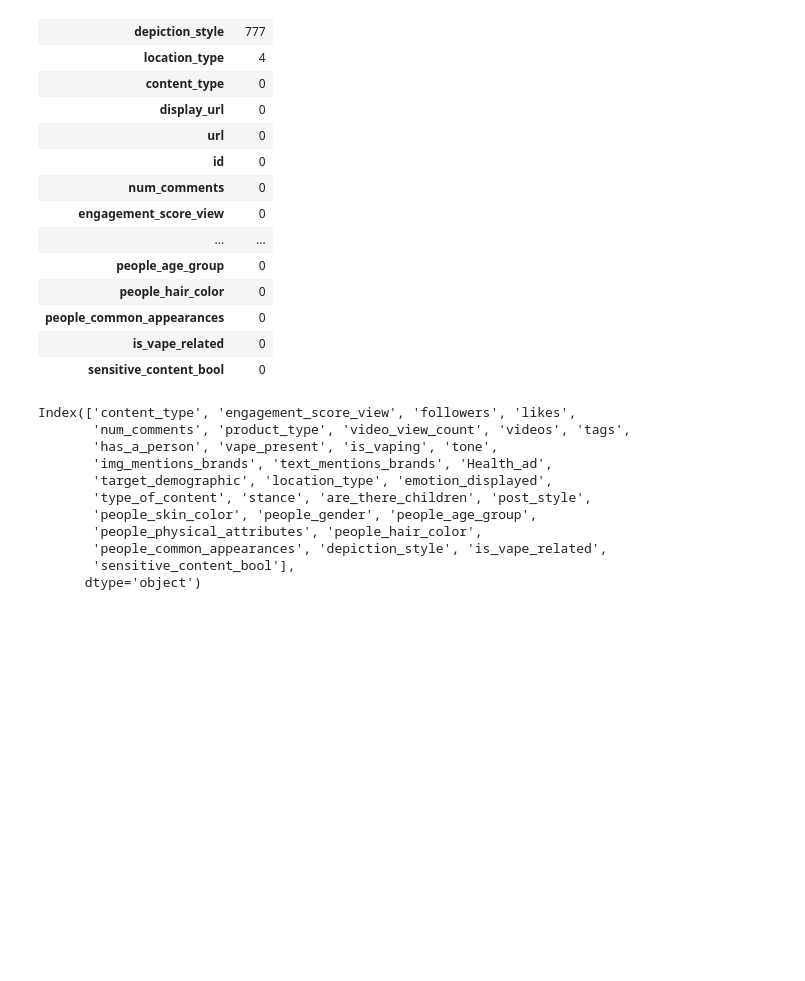
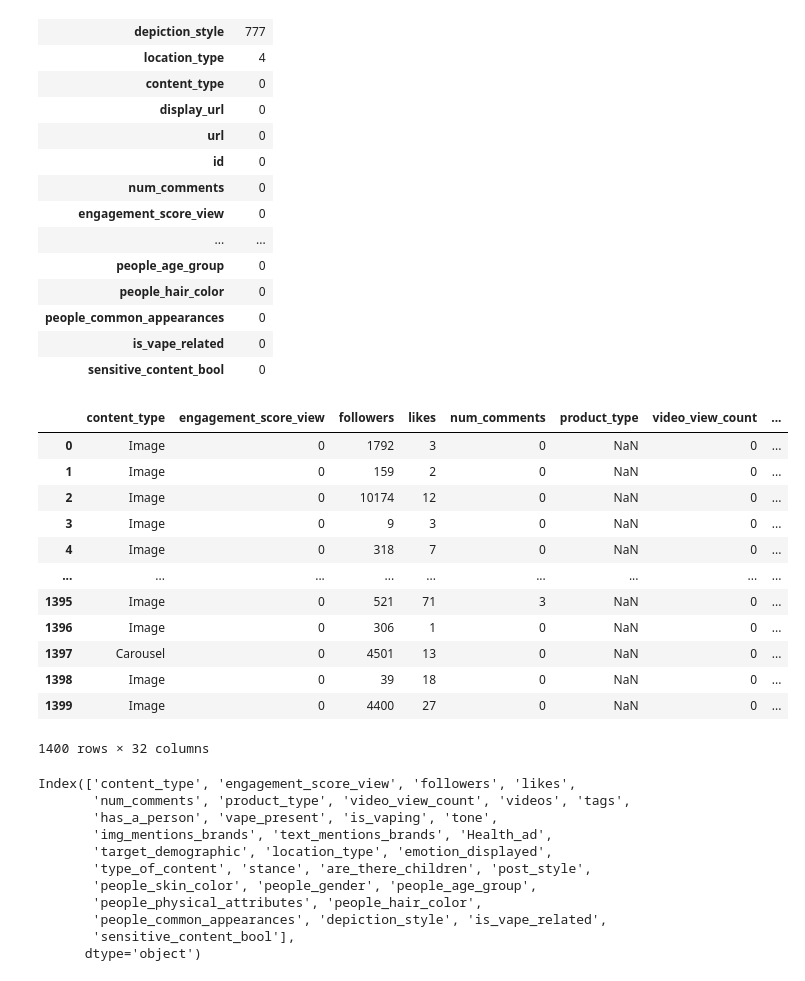
Before and after one commit to Patrick448/Data-Mining, a Jupyter notebook: data-exploration.ipynb, the cells around one changed output. Saved outputs shown, nothing was run; the diff lists cells and outputs as text; code cells hidden in the pictures; blank space fills up the shorter version.

```diff
--- a/data-exploration.ipynb
+++ b/data-exploration.ipynb
@@ -78,6 +80,21 @@ pd.DataFrame(df.isnull().sum()).sort_values(by=0,ascending=False)
 | sensitive_content_bool | 0 |
 # %%
 df.drop(columns=['id','url', 'display_url', 'profile_image_link'], inplace=True)
+df
+# %% [output]
+|  | content_type | engagement_score_view | followers | likes | num_comments | product_type | video_view_count | ... |
+| 0 | Image | 0 | 1792 | 3 | 0 | NaN | 0 | ... |
+| 1 | Image | 0 | 159 | 2 | 0 | NaN | 0 | ... |
+| 2 | Image | 0 | 10174 | 12 | 0 | NaN | 0 | ... |
+| 3 | Image | 0 | 9 | 3 | 0 | NaN | 0 | ... |
+| 4 | Image | 0 | 318 | 7 | 0 | NaN | 0 | ... |
+| ... | ... | ... | ... | ... | ... | ... | ... | ... |
+| 1395 | Image | 0 | 521 | 71 | 3 | NaN | 0 | ... |
+| 1396 | Image | 0 | 306 | 1 | 0 | NaN | 0 | ... |
+| 1397 | Carousel | 0 | 4501 | 13 | 0 | NaN | 0 | ... |
+| 1398 | Image | 0 | 39 | 18 | 0 | NaN | 0 | ... |
+| 1399 | Image | 0 | 4400 | 27 | 0 | NaN | 0 | ... |
+1400 rows × 32 columns
 # %%
 df.columns
 # %% [output]
```
Also changed, not shown: parts of 7 cells of this notebook.
